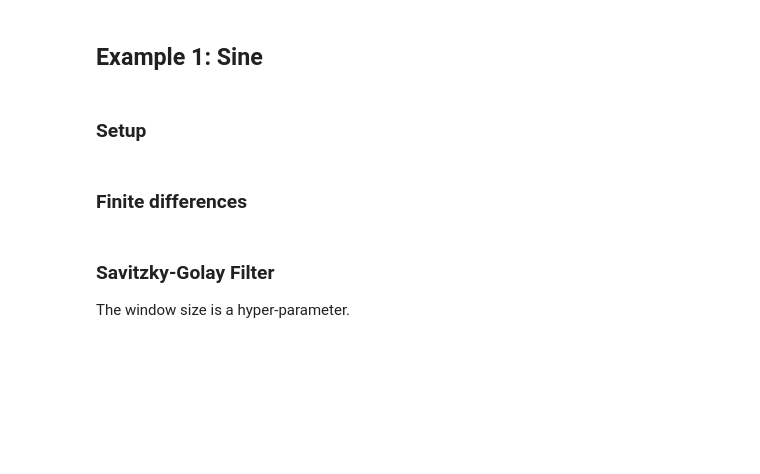
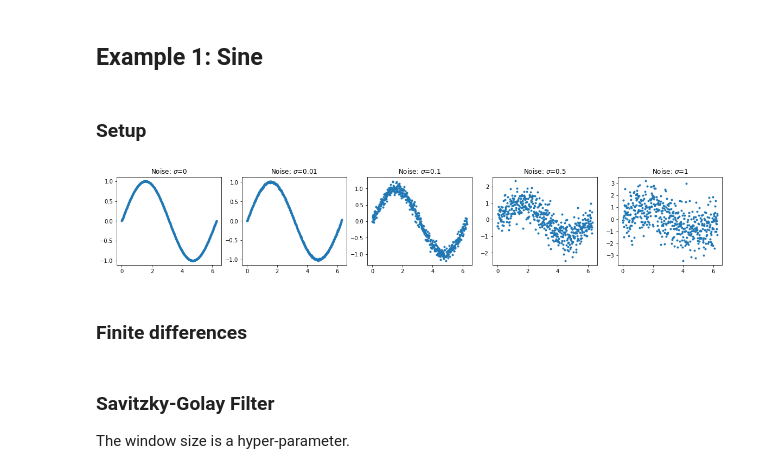
Before and after one commit to andgoldschmidt/derivative, a Jupyter notebook: Derivatives_Review.ipynb, the cells around one changed output. Saved outputs shown, nothing was run; the diff lists cells and outputs as text; code cells hidden in the pictures; blank space fills up the shorter version.

```diff
--- a/Derivatives_Review.ipynb
+++ b/Derivatives_Review.ipynb
@@ -55,13 +54,15 @@ def noisy_sin(x, sigma):
     '''Sine with gaussian noise.'''
     return np.sin(x) + np.random.normal(loc=0, scale=sigma, size=x.shape)
 # %%
-sigmas = [0, 0.01, 0.1, .5]
+sigmas = [0, 0.01, 0.1, .5, 1]
 fig, ax = plt.subplots(1, len(sigmas), figsize=[len(sigmas)*4, 3])
 
 x = np.linspace(0, 2*np.pi, 500)
 for axs, s in zip(ax, sigmas):
     axs.scatter(x, noisy_sin(x, s))
     axs.set_title("Noise: $\sigma$={}".format(s))
+# %% [output]
+[figure, added]
 # %% [markdown]
 ### Finite differences
 # %%
```
Also changed, not shown: parts of 9 cells of this notebook, 1 other file.
